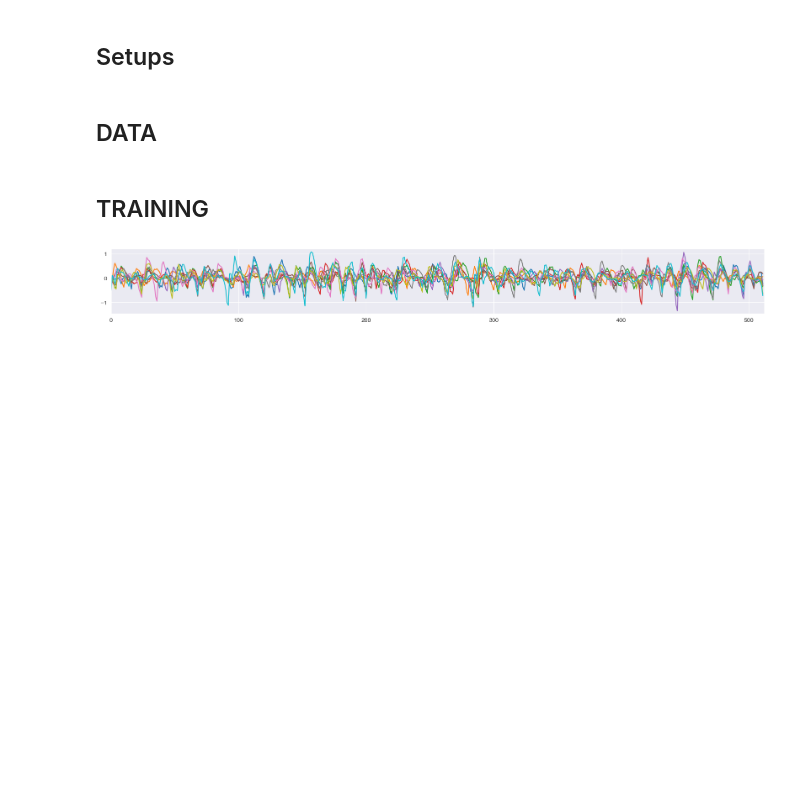
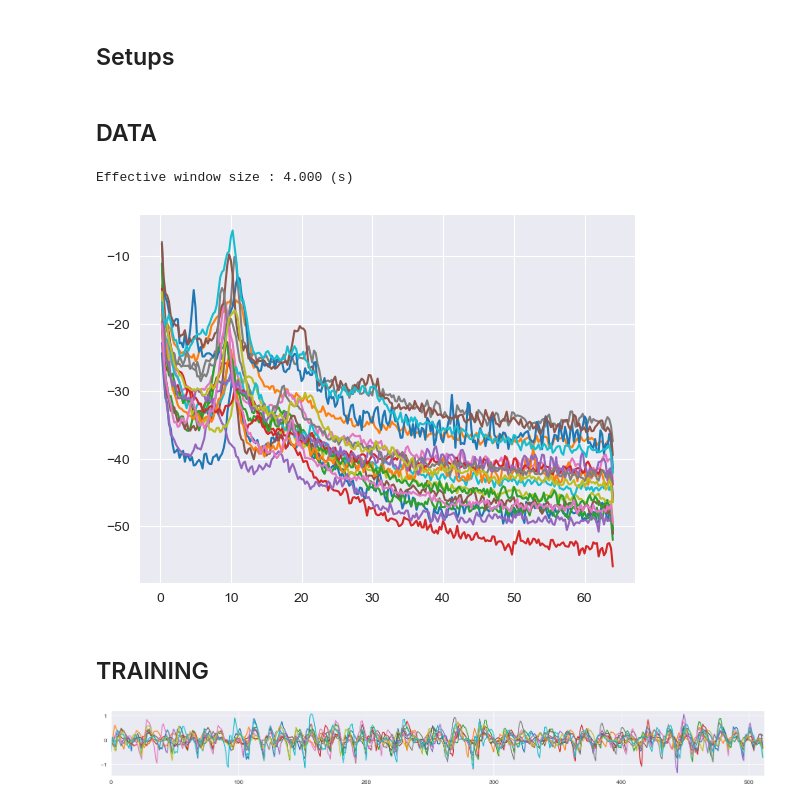
Before and after one commit to Yeganehfrh/EEGModalNet, a Jupyter notebook: notebooks/Debug.ipynb, the cells around one changed output. Saved outputs shown, nothing was run; the diff lists cells and outputs as text; code cells hidden in the pictures; blank space fills up the shorter version.

```diff
--- a/notebooks/Debug.ipynb
+++ b/notebooks/Debug.ipynb
@@ -230,3 +239,8 @@ else:
+# %%
+plot_psd_for_subjects(xarray, n_subjects=20, ch_list=['O1'])
+# %% [output]
+Effective window size : 4.000 (s)
+[figure, added]
 # %% [markdown]
 ## TRAINING
 # %%
```
Also changed, not shown: parts of 5 cells of this notebook.
